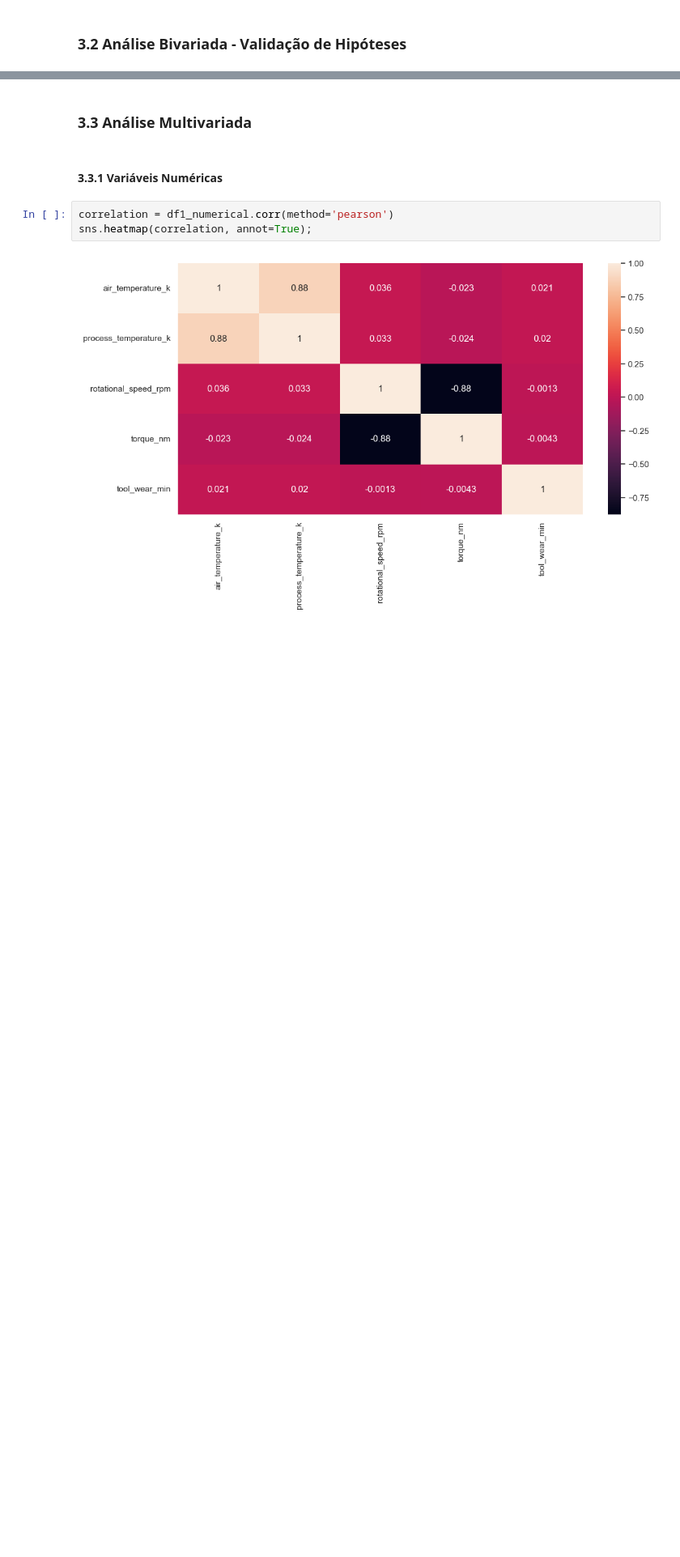
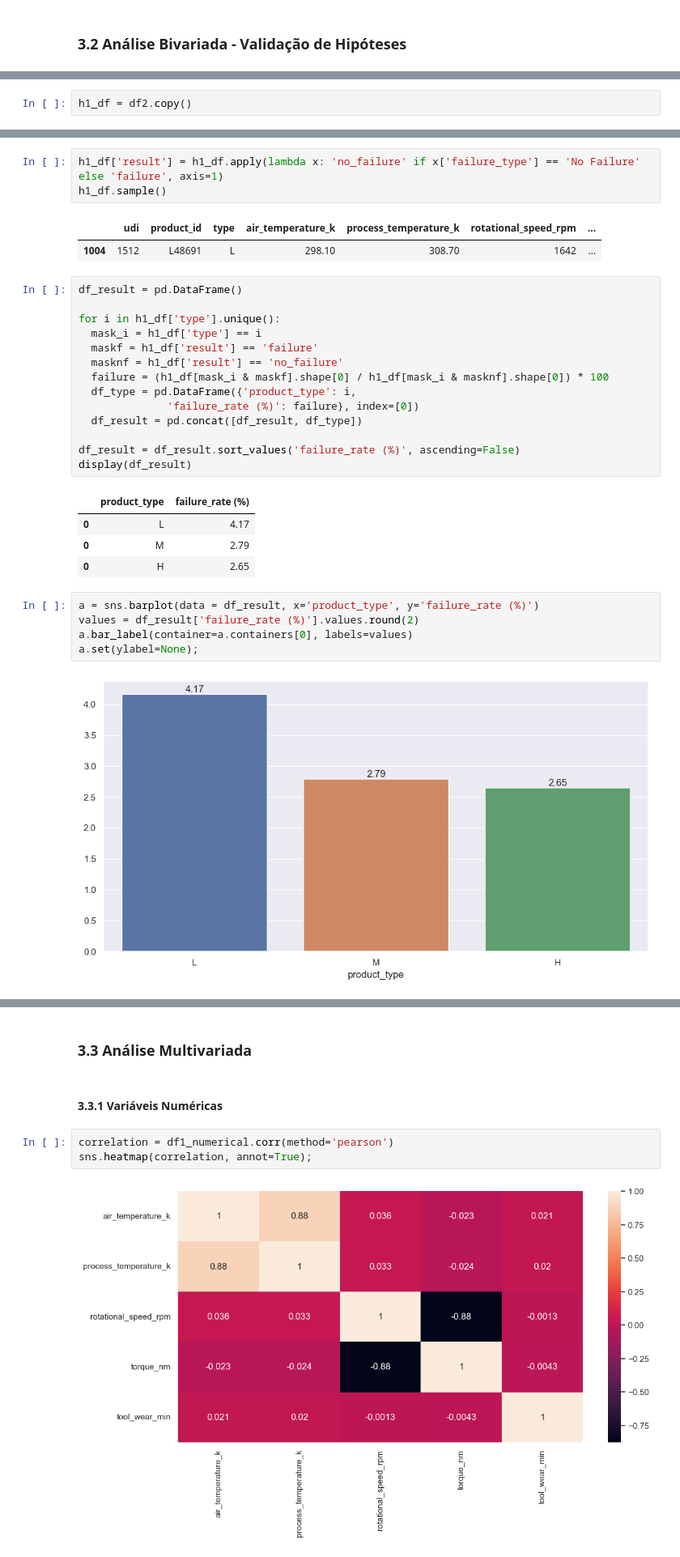
Before and after one commit to doegemon/desafio_lighthouse_indicium, a Jupyter notebook: notebooks/desafio_lighthouse.ipynb, the cells around one changed output, grey strips where cells are left out. Shown: that part at 81% size. Cells and saved outputs as stored; diff of their text form; blank space fills up the shorter version.

```diff
--- a/notebooks/desafio_lighthouse.ipynb
+++ b/notebooks/desafio_lighthouse.ipynb
@@ -301,0 +343,2 @@ a.set(ylabel=None);
+# %%
+h1_df = df2.copy()
@@ -301,0 +356,32 @@ a.set(ylabel=None);
+# %%
+h1_df['result'] = h1_df.apply(lambda x: 'no_failure' if x['failure_type'] == 'No Failure' else 'failure', axis=1)
+h1_df.sample()
+# %% [output]
+|  | udi | product_id | type | air_temperature_k | process_temperature_k | rotational_speed_rpm | ... |
+| 1004 | 1512 | L48691 | L | 298.10 | 308.70 | 1642 | ... |
+# %%
+df_result = pd.DataFrame()
+
+for i in h1_df['type'].unique():
+  mask_i = h1_df['type'] == i
+  maskf = h1_df['result'] == 'failure'
+  masknf = h1_df['result'] == 'no_failure'
+  failure = (h1_df[mask_i & maskf].shape[0] / h1_df[mask_i & masknf].shape[0]) * 100
+  df_type = pd.DataFrame({'product_type': i,
+              'failure_rate (%)': failure}, index=[0])
+  df_result = pd.concat([df_result, df_type])
+
+df_result = df_result.sort_values('failure_rate (%)', ascending=False)
+display(df_result)
+# %% [output]
+|  | product_type | failure_rate (%) |
+| 0 | L | 4.17 |
+| 0 | M | 2.79 |
+| 0 | H | 2.65 |
+# %%
+a = sns.barplot(data = df_result, x='product_type', y='failure_rate (%)')
+values = df_result['failure_rate (%)'].values.round(2)
+a.bar_label(container=a.containers[0], labels=values)
+a.set(ylabel=None);
+# %% [output]
+[figure, added]
```
Also changed, not shown: parts of 117 cells of this notebook.
